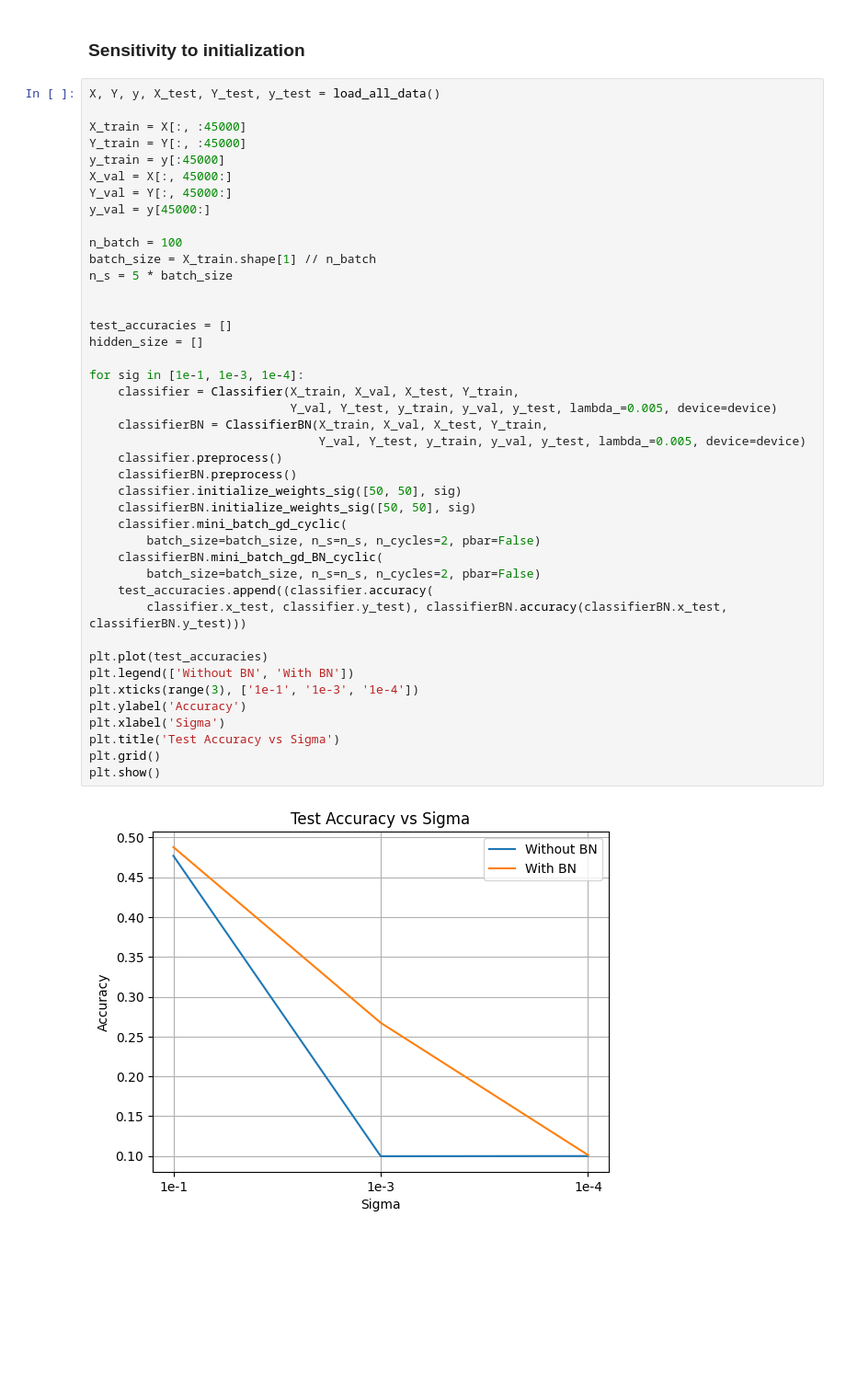
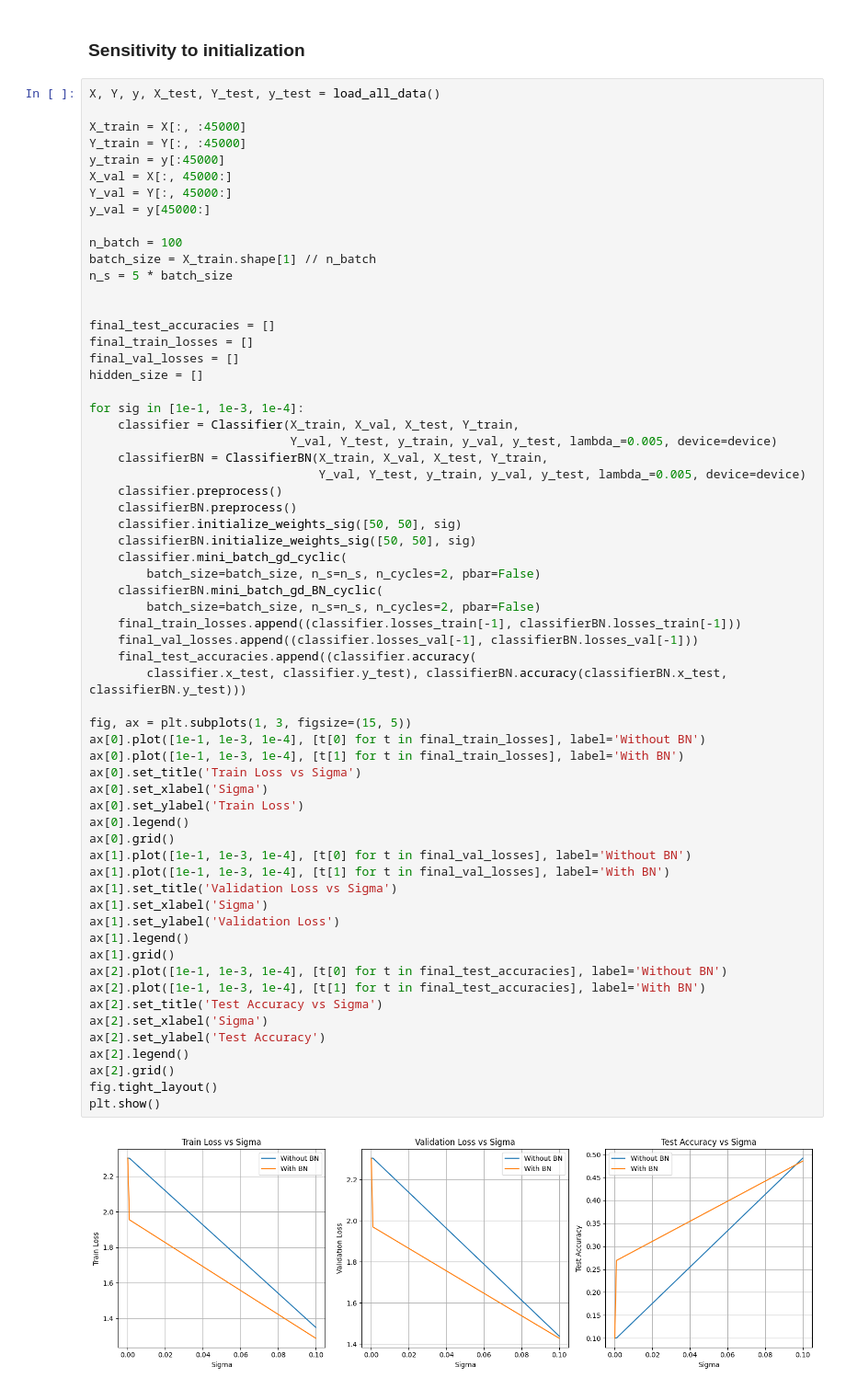
Before and after one commit to ttperr/DD2424-DL-KTH, a Jupyter notebook: Assignment3/Assignment3.ipynb, the cells around one changed output. Shown at 92% size. Drawn from its saved outputs; the diff is of its cells as text; blank space fills up the shorter version.

```diff
--- a/Assignment3/Assignment3.ipynb
+++ b/Assignment3/Assignment3.ipynb
@@ -1000,40 +1012,60 @@ X_train = X[:, :45000]
 Y_train = Y[:, :45000]
 y_train = y[:45000]
 X_val = X[:, 45000:]
 Y_val = Y[:, 45000:]
 y_val = y[45000:]
 
 n_batch = 100
 batch_size = X_train.shape[1] // n_batch
 n_s = 5 * batch_size
 
 
-test_accuracies = []
+final_test_accuracies = []
+final_train_losses = []
+final_val_losses = []
 hidden_size = []
 
 for sig in [1e-1, 1e-3, 1e-4]:
     classifier = Classifier(X_train, X_val, X_test, Y_train,
                             Y_val, Y_test, y_train, y_val, y_test, lambda_=0.005, device=device)
     classifierBN = ClassifierBN(X_train, X_val, X_test, Y_train,
                                 Y_val, Y_test, y_train, y_val, y_test, lambda_=0.005, device=device)
     classifier.preprocess()
     classifierBN.preprocess()
     classifier.initialize_weights_sig([50, 50], sig)
     classifierBN.initialize_weights_sig([50, 50], sig)
     classifier.mini_batch_gd_cyclic(
         batch_size=batch_size, n_s=n_s, n_cycles=2, pbar=False)
     classifierBN.mini_batch_gd_BN_cyclic(
         batch_size=batch_size, n_s=n_s, n_cycles=2, pbar=False)
-    test_accuracies.append((classifier.accuracy(
+    final_train_losses.append((classifier.losses_train[-1], classifierBN.losses_train[-1]))
+    final_val_losses.append((classifier.losses_val[-1], classifierBN.losses_val[-1]))
+    final_test_accuracies.append((classifier.accuracy(
         classifier.x_test, classifier.y_test), classifierBN.accuracy(classifierBN.x_test, classifierBN.y_test)))
 
-plt.plot(test_accuracies)
-plt.legend(['Without BN', 'With BN'])
-plt.xticks(range(3), ['1e-1', '1e-3', '1e-4'])
-plt.ylabel('Accuracy')
-plt.xlabel('Sigma')
-plt.title('Test Accuracy vs Sigma')
-plt.grid()
+fig, ax = plt.subplots(1, 3, figsize=(15, 5))
+ax[0].plot([1e-1, 1e-3, 1e-4], [t[0] for t in final_train_losses], label='Without BN')
+ax[0].plot([1e-1, 1e-3, 1e-4], [t[1] for t in final_train_losses], label='With BN')
+ax[0].set_title('Train Loss vs Sigma')
+ax[0].set_xlabel('Sigma')
+ax[0].set_ylabel('Train Loss')
+ax[0].legend()
+ax[0].grid()
+ax[1].plot([1e-1, 1e-3, 1e-4], [t[0] for t in final_val_losses], label='Without BN')
+ax[1].plot([1e-1, 1e-3, 1e-4], [t[1] for t in final_val_losses], label='With BN')
+ax[1].set_title('Validation Loss vs Sigma')
+ax[1].set_xlabel('Sigma')
+ax[1].set_ylabel('Validation Loss')
+ax[1].legend()
+ax[1].grid()
+ax[2].plot([1e-1, 1e-3, 1e-4], [t[0] for t in final_test_accuracies], label='Without BN')
+ax[2].plot([1e-1, 1e-3, 1e-4], [t[1] for t in final_test_accuracies], label='With BN')
+ax[2].set_title('Test Accuracy vs Sigma')
+ax[2].set_xlabel('Sigma')
+ax[2].set_ylabel('Test Accuracy')
+ax[2].legend()
+ax[2].grid()
+fig.tight_layout()
 plt.show()
 # %% [output]
-[figure, old version]
+[figure, new version]
```
Also changed, not shown: parts of 4 cells of this notebook, 6 other files.
